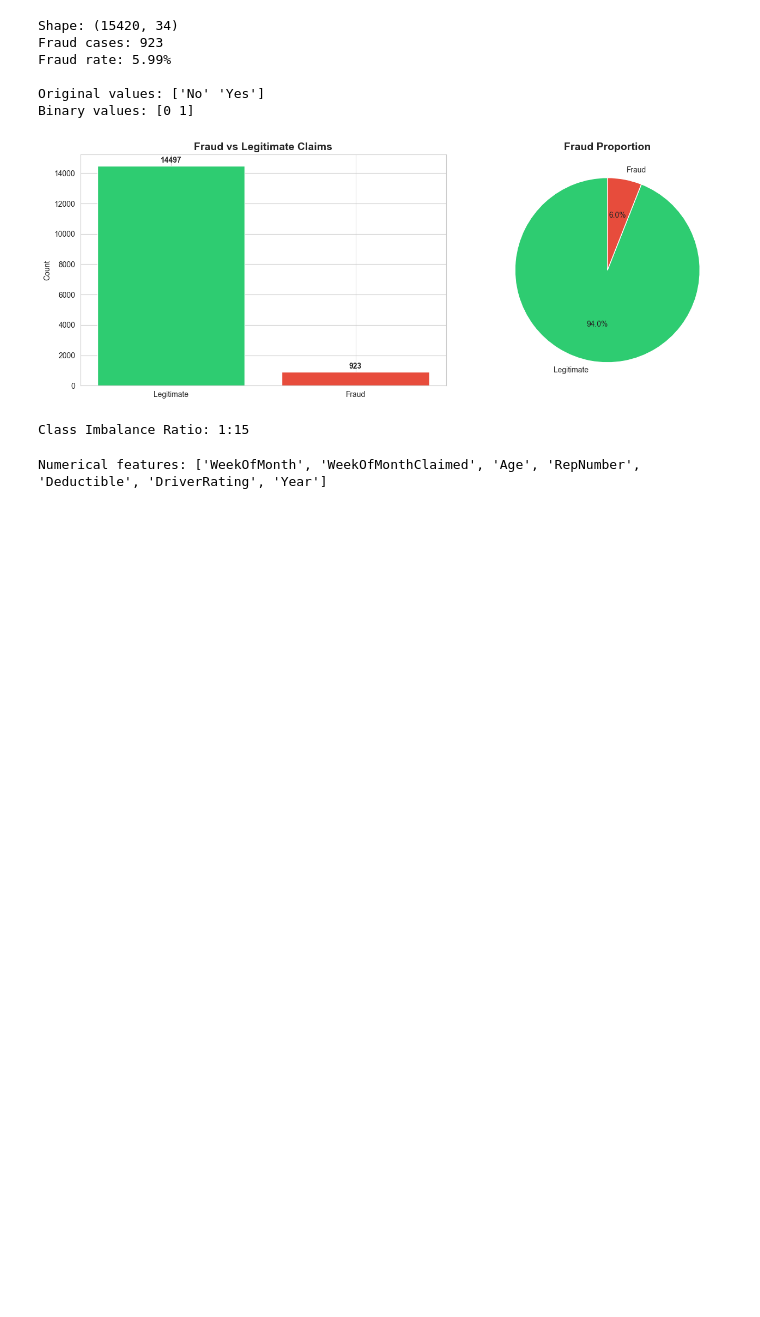
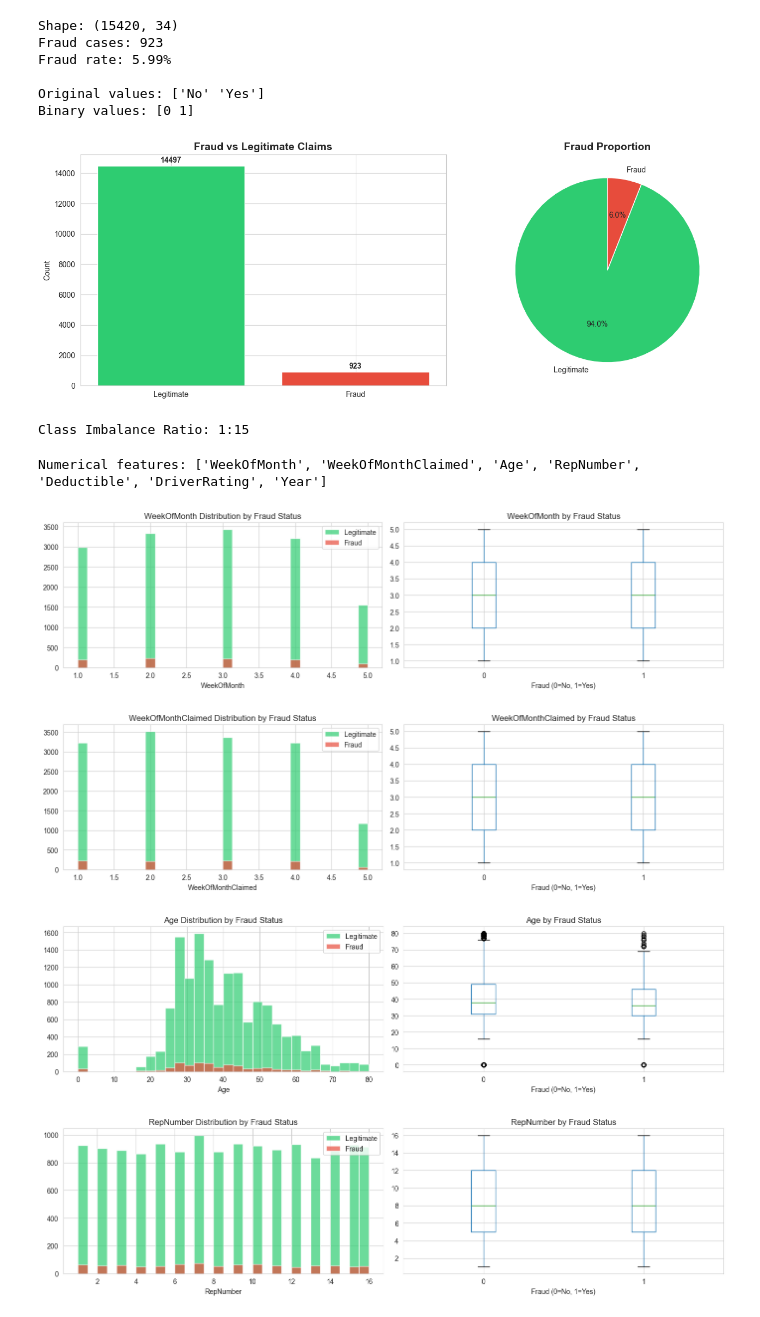
Before and after one commit to Kennedy178/insurance-fraud-detection-system, a Jupyter notebook: notebooks/02_comprehensive_eda.ipynb, the cells around one changed output. Cells and saved outputs as stored; diff of their text form; code cells hidden in the pictures; blank space fills up the shorter version.

```diff
--- a/notebooks/02_comprehensive_eda.ipynb
+++ b/notebooks/02_comprehensive_eda.ipynb
@@ -67,3 +67,30 @@ numerical_cols = [col for col in numerical_cols if col not in ['PolicyNumber', '
 print(f"Numerical features: {numerical_cols}")
 # %% [output]
 Numerical features: ['WeekOfMonth', 'WeekOfMonthClaimed', 'Age', 'RepNumber', 'Deductible', 'DriverRating', 'Year']
+# %%
+# 5: Distribution of numerical features by fraud status
+for col in numerical_cols[:4]:  # First 4 numerical columns
+    fig, axes = plt.subplots(1, 2, figsize=(14, 4))
+
+    # Histogram by fraud status
+    df[df['FraudFound_P']==0][col].hist(bins=30, alpha=0.7, label='Legitimate',
+                                         color='#2ecc71', ax=axes[0])
+    df[df['FraudFound_P']==1][col].hist(bins=30, alpha=0.7, label='Fraud',
+                                         color='#e74c3c', ax=axes[0])
+    axes[0].set_title(f'{col} Distribution by Fraud Status')
+    axes[0].set_xlabel(col)
+    axes[0].legend()
+
+    # Box plot
+    df.boxplot(column=col, by='FraudFound_P', ax=axes[1])
+    axes[1].set_title(f'{col} by Fraud Status')
+    axes[1].set_xlabel('Fraud (0=No, 1=Yes)')
+    plt.suptitle('') #removes the automatic title tht pandas adds above the whole fig. wen u use .boxplot(..., by='...')
+
+    plt.tight_layout()
+    plt.show()
+# %% [output]
+[figure, added]
+[figure, added]
+[figure, added]
+[figure, added]
```
Also changed, not shown: parts of 4 cells of this notebook.
